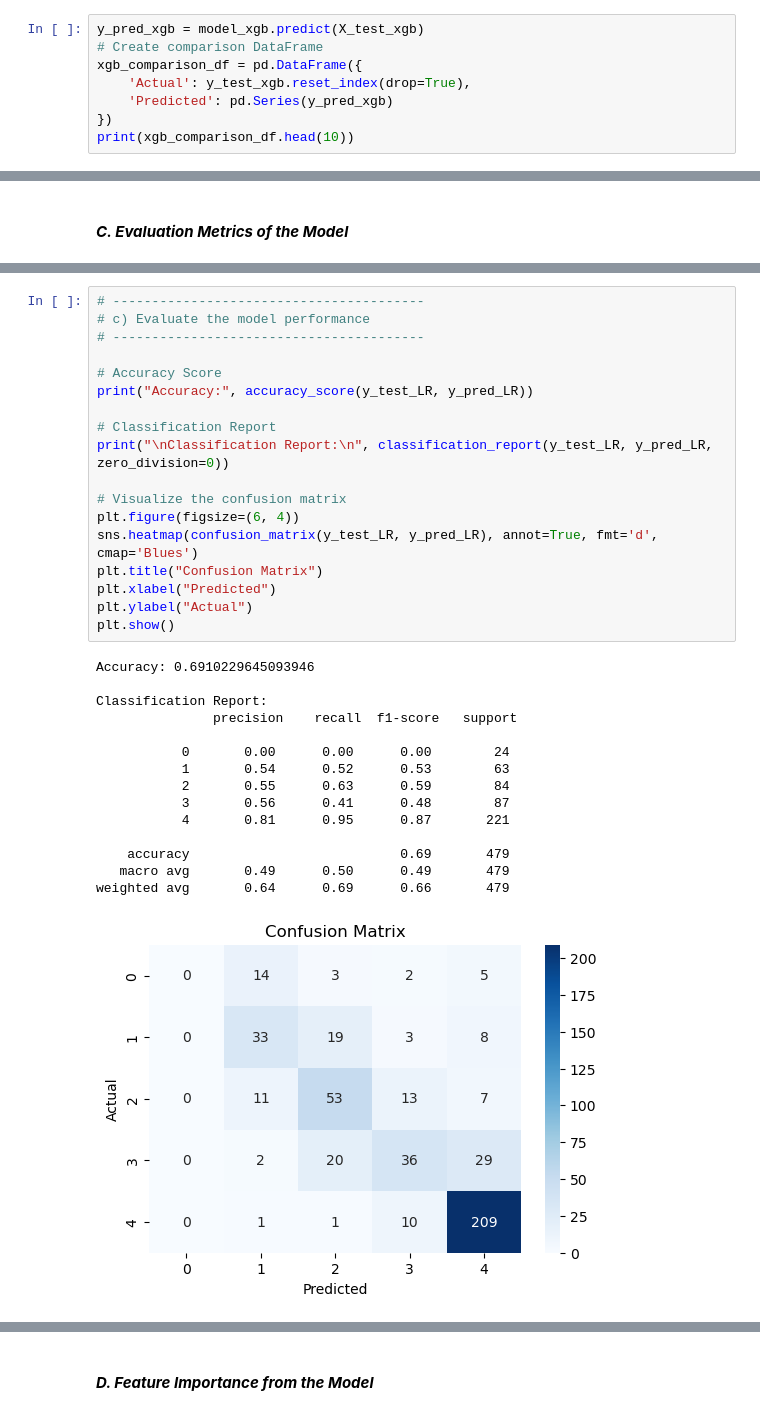
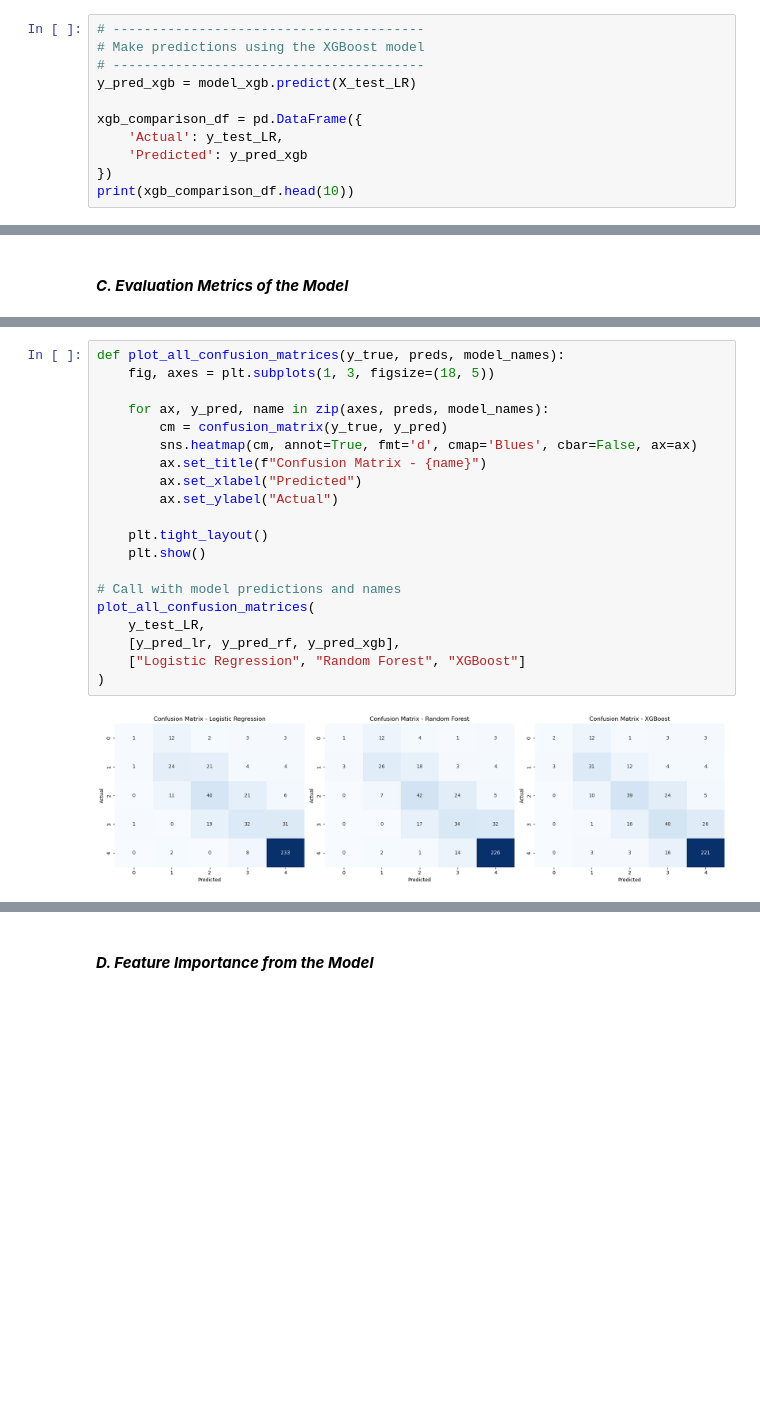
Before and after one commit to CountessOreo/Grade-Prediction-Tool, a Jupyter notebook: notebooks/Prepare_Data.ipynb, the cells around one changed output, grey strips where cells are left out. Cells and saved outputs as stored; diff of their text form; blank space fills up the shorter version.

```diff
--- a/notebooks/Prepare_Data.ipynb
+++ b/notebooks/Prepare_Data.ipynb
@@ -1716,11 +1722,14 @@ print(RF_comparison_df.head(10))
 # %% [markdown]
 ##### ***XGBoost Predictions***
 # %%
-y_pred_xgb = model_xgb.predict(X_test_xgb)
-# Create comparison DataFrame
+# ----------------------------------------
+# Make predictions using the XGBoost model
+# ----------------------------------------
+y_pred_xgb = model_xgb.predict(X_test_LR)
+
 xgb_comparison_df = pd.DataFrame({
-    'Actual': y_test_xgb.reset_index(drop=True),
-    'Predicted': pd.Series(y_pred_xgb)
+    'Actual': y_test_LR,
+    'Predicted': y_pred_xgb
 })
 print(xgb_comparison_df.head(10))
 # %% [output]
@@ -1742,34 +1761,22 @@ print(xgb_comparison_df.head(10))
 # %%
-# ----------------------------------------
-# c) Evaluate the model performance
-# ----------------------------------------
+def plot_all_confusion_matrices(y_true, preds, model_names):
+    fig, axes = plt.subplots(1, 3, figsize=(18, 5))
 
-# Accuracy Score
-print("Accuracy:", accuracy_score(y_test_LR, y_pred_LR))
+    for ax, y_pred, name in zip(axes, preds, model_names):
+        cm = confusion_matrix(y_true, y_pred)
+        sns.heatmap(cm, annot=True, fmt='d', cmap='Blues', cbar=False, ax=ax)
+        ax.set_title(f"Confusion Matrix - {name}")
+        ax.set_xlabel("Predicted")
+        ax.set_ylabel("Actual")
 
-# Classification Report
-print("\nClassification Report:\n", classification_report(y_test_LR, y_pred_LR, zero_division=0))
+    plt.tight_layout()
+    plt.show()
 
-# Visualize the confusion matrix
-plt.figure(figsize=(6, 4))
-sns.heatmap(confusion_matrix(y_test_LR, y_pred_LR), annot=True, fmt='d', cmap='Blues')
-plt.title("Confusion Matrix")
-plt.xlabel("Predicted")
-plt.ylabel("Actual")
-plt.show()
+# Call with model predictions and names
+plot_all_confusion_matrices(
+    y_test_LR,
+    [y_pred_lr, y_pred_rf, y_pred_xgb],
+    ["Logistic Regression", "Random Forest", "XGBoost"]
+)
 # %% [output]
-Accuracy: 0.6910229645093946
-
-Classification Report:
-               precision    recall  f1-score   support
-
-           0       0.00      0.00      0.00        24
-           1       0.54      0.52      0.53        63
-           2       0.55      0.63      0.59        84
-           3       0.56      0.41      0.48        87
-           4       0.81      0.95      0.87       221
-
-    accuracy                           0.69       479
-   macro avg       0.49      0.50      0.49       479
-weighted avg       0.64      0.69      0.66       479
-[figure, old version]
+[figure, new version]
```
Also changed, not shown: parts of 71 cells of this notebook, 3 other files.
